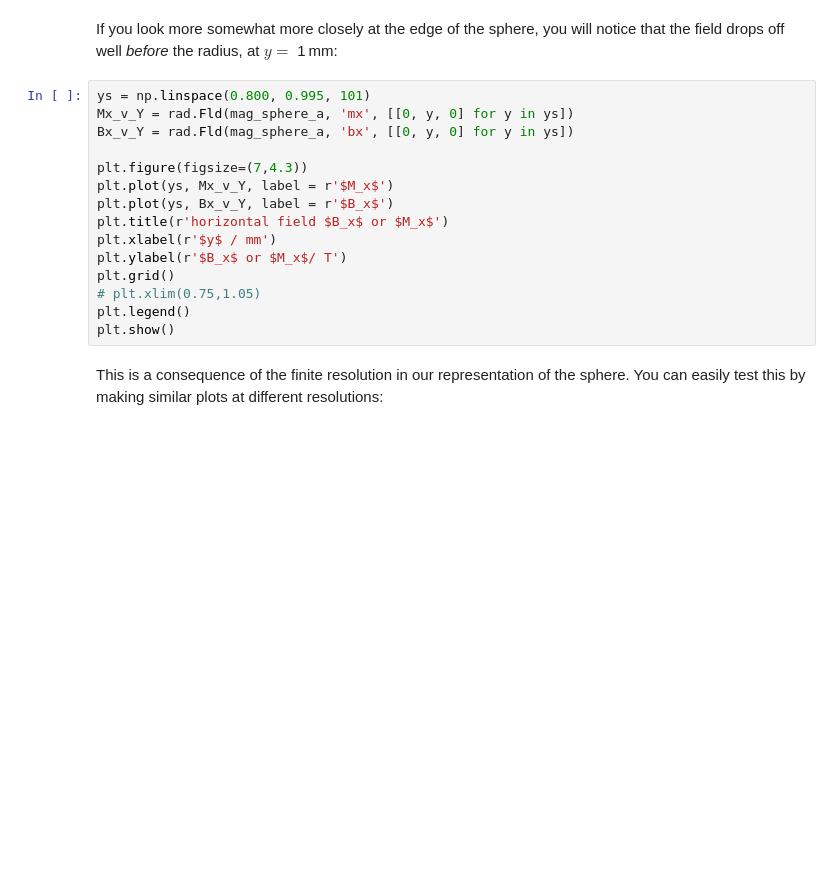
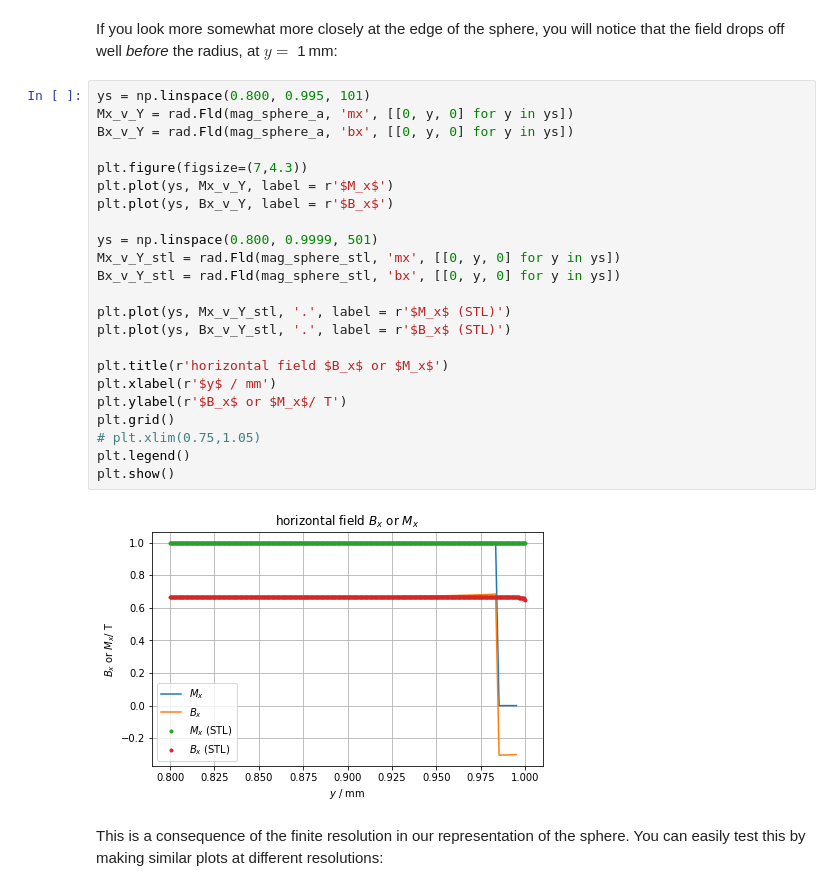
Before and after one commit to radiasoft/Radia-Examples, a Jupyter notebook: Radia_Ex04.ipynb, the cells around one changed output. Drawn from its saved outputs; the diff is of its cells as text; blank space fills up the shorter version.

```diff
--- a/Radia_Ex04.ipynb
+++ b/Radia_Ex04.ipynb
@@ -172,18 +215,28 @@ _before_ the radius, at $y=$&#160;1&#8239;mm:
 # %%
 ys = np.linspace(0.800, 0.995, 101)
 Mx_v_Y = rad.Fld(mag_sphere_a, 'mx', [[0, y, 0] for y in ys])
 Bx_v_Y = rad.Fld(mag_sphere_a, 'bx', [[0, y, 0] for y in ys])
 
 plt.figure(figsize=(7,4.3))
 plt.plot(ys, Mx_v_Y, label = r'$M_x$')
 plt.plot(ys, Bx_v_Y, label = r'$B_x$')
+
+ys = np.linspace(0.800, 0.9999, 501)
+Mx_v_Y_stl = rad.Fld(mag_sphere_stl, 'mx', [[0, y, 0] for y in ys])
+Bx_v_Y_stl = rad.Fld(mag_sphere_stl, 'bx', [[0, y, 0] for y in ys])
+
+plt.plot(ys, Mx_v_Y_stl, '.', label = r'$M_x$ (STL)')
+plt.plot(ys, Bx_v_Y_stl, '.', label = r'$B_x$ (STL)')
+
 plt.title(r'horizontal field $B_x$ or $M_x$')
 plt.xlabel(r'$y$ / mm')
 plt.ylabel(r'$B_x$ or $M_x$/ T')
 plt.grid()
 # plt.xlim(0.75,1.05)
 plt.legend()
 plt.show()
+# %% [output]
+[figure, added]
 # %% [markdown]
 This is a consequence of the finite resolution in our
 representation of the sphere. You can easily test this
```
Also changed, not shown: parts of 16 cells of this notebook, 7 other files.
